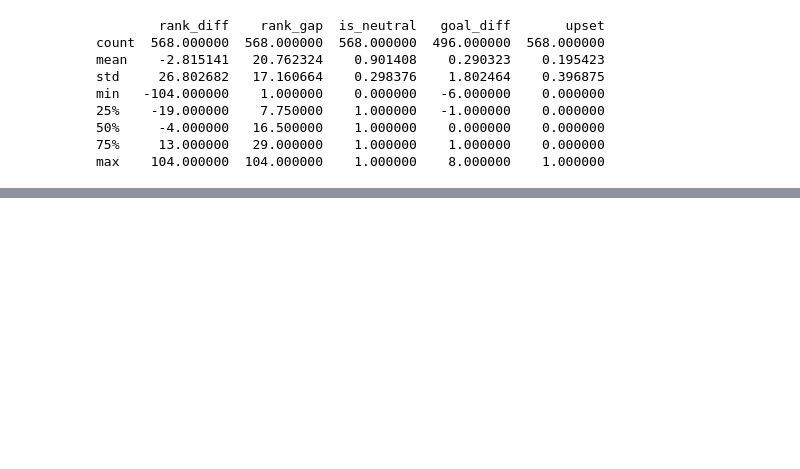
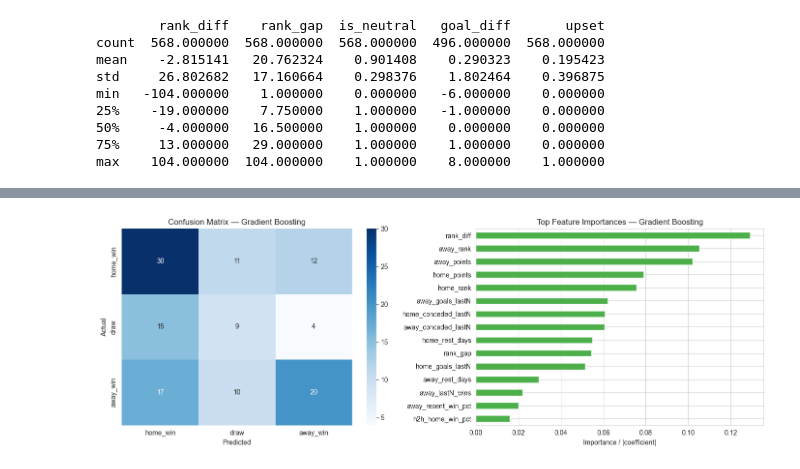
Before and after one commit to jsl1114/cs381-final, a Jupyter notebook: finalproject.ipynb, the cells around one changed output, grey strips where cells are left out. Cells and saved outputs as stored; diff of their text form; code cells hidden in the pictures; blank space fills up the shorter version.

```diff
--- a/finalproject.ipynb
+++ b/finalproject.ipynb
@@ -192,0 +948,27 @@ plt.show()
+# %%
+# --- 7.3 Confusion matrix + feature importance for the best model ---
+labels = ["home_win", "draw", "away_win"]
+
+fig, axes = plt.subplots(1, 2, figsize=(14, 5))
+
+cm = confusion_matrix(y_test, best_pred, labels=labels)
+sns.heatmap(cm, annot=True, fmt="d", cmap="Blues",
+            xticklabels=labels, yticklabels=labels, ax=axes[0])
+axes[0].set_title(f"Confusion Matrix — {best_name}")
+axes[0].set_xlabel("Predicted"); axes[0].set_ylabel("Actual")
+
+if hasattr(best_model, "feature_importances_"):
+    importances = pd.Series(best_model.feature_importances_, index=feat_cols)
+elif hasattr(best_model, "named_steps") and hasattr(best_model.named_steps["clf"], "coef_"):
+    importances = pd.Series(np.abs(best_model.named_steps["clf"].coef_).mean(axis=0),
+                            index=feat_cols)
+else:
+    importances = pd.Series([0] * len(feat_cols), index=feat_cols)
+
+importances.sort_values().tail(15).plot(kind="barh", ax=axes[1], color="#4daf4a")
+axes[1].set_title(f"Top Feature Importances — {best_name}")
+axes[1].set_xlabel("Importance / |coefficient|")
+
+plt.tight_layout(); plt.show()
+# %% [output]
+[figure, added]
```
Also changed, not shown: parts of 24 cells of this notebook, 3 other files.
